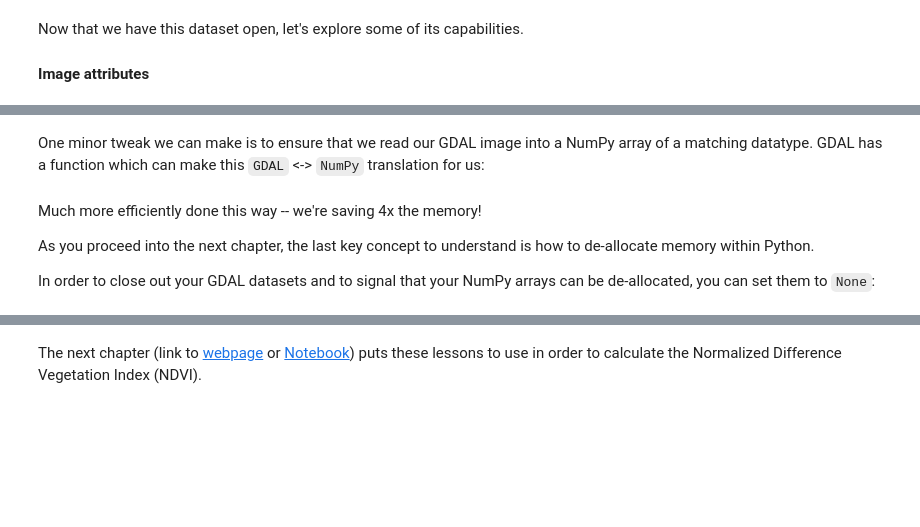
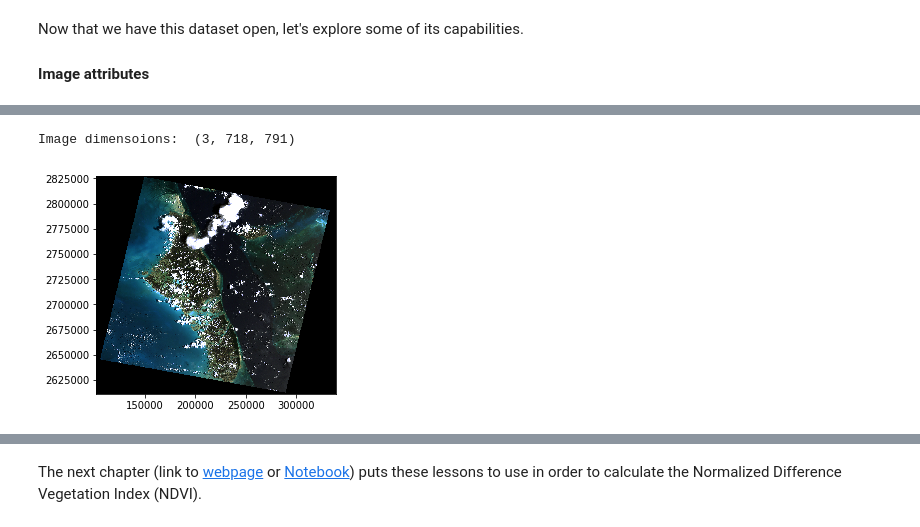
Before and after one commit to ceholden/open-geo-tutorial, a Jupyter notebook: Python/chapters/chapter_1_GDALDataset.ipynb, the cells around one changed output, grey strips where cells are left out. Cells and saved outputs as stored; diff of their text form; code cells hidden in the pictures; blank space fills up the shorter version.

Commit message:
initial commit adding first couple changed chapters

```diff
--- a/Python/chapters/chapter_1_GDALDataset.ipynb
+++ b/Python/chapters/chapter_1_GDALDataset.ipynb
@@ -86,0 +74,10 @@ print(dataset)
+# %%
+# Open a geospatial dataset
+img_fp = '../../example/RGB.byte.tif'
+
+from rasterio.plot import show
+from rasterio import plot
+import matplotlib.pyplot as plt
+
+dataset = rasterio.open(img_fp)
+print(dataset)
@@ -192,2 +203,4 @@ print('Size is: {sz}'.format(sz=blue_data.shape))
+# %%
+full_img = dataset.read()
 # %% [markdown]
 With our data read into a NumPy array, we can print it to console and even perform statistics on it. In addition to helping us store massive amounts of data efficiently, NumPy will help us with some basic linear algebra, numerical operations, and summary statistics.
@@ -210,2 +206,0 @@ print(image.dtype)
-# %% [markdown]
-One minor tweak we can make is to ensure that we read our GDAL image into a NumPy array of a matching datatype. GDAL has a function which can make this `GDAL` <-> `NumPy` translation for us:
@@ -235,6 +206,0 @@ print("    when specified: {dt}".format(dt=image_correct.dtype))
-# %% [markdown]
-Much more efficiently done this way -- we're saving 4x the memory!
-
-As you proceed into the next chapter, the last key concept to understand is how to de-allocate memory within Python.
-
-In order to close out your GDAL datasets and to signal that your NumPy arrays can be de-allocated, you can set them to `None`:
@@ -245,0 +207,7 @@ image_correct = None
+# %%
+print("Image dimensoions: ", full_img.shape)
+show(full_img, transform=dataset.transform)
+plt.show()
+# %% [output]
+Image dimensoions:  (3, 718, 791)
+[figure, added]
```
Also changed, not shown: parts of 41 cells of this notebook, 28 other files.
